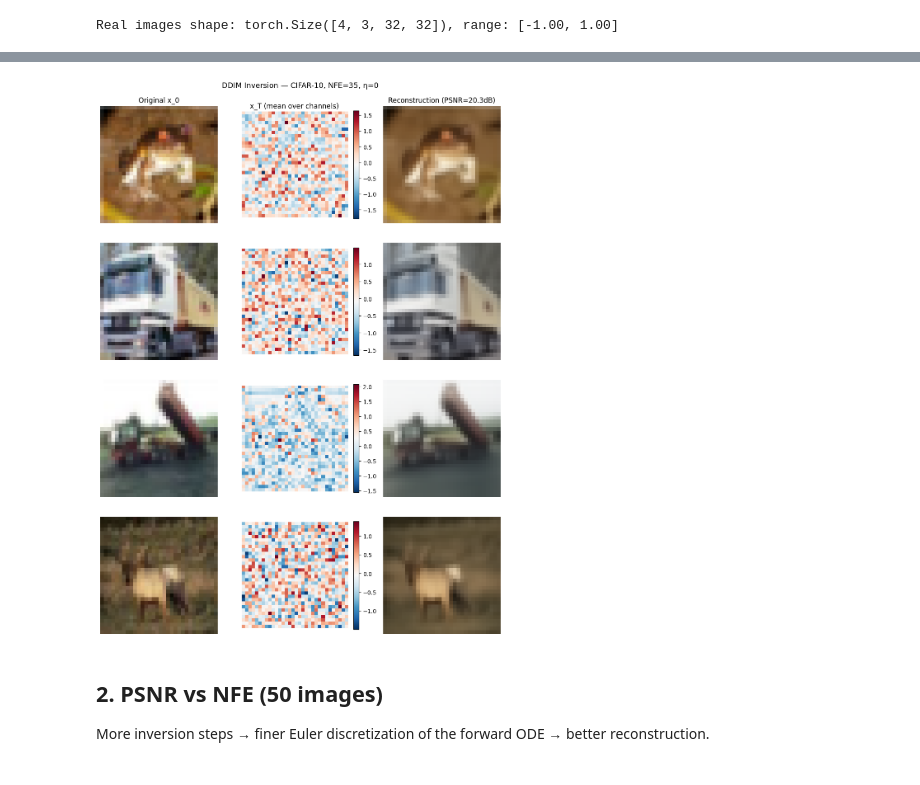
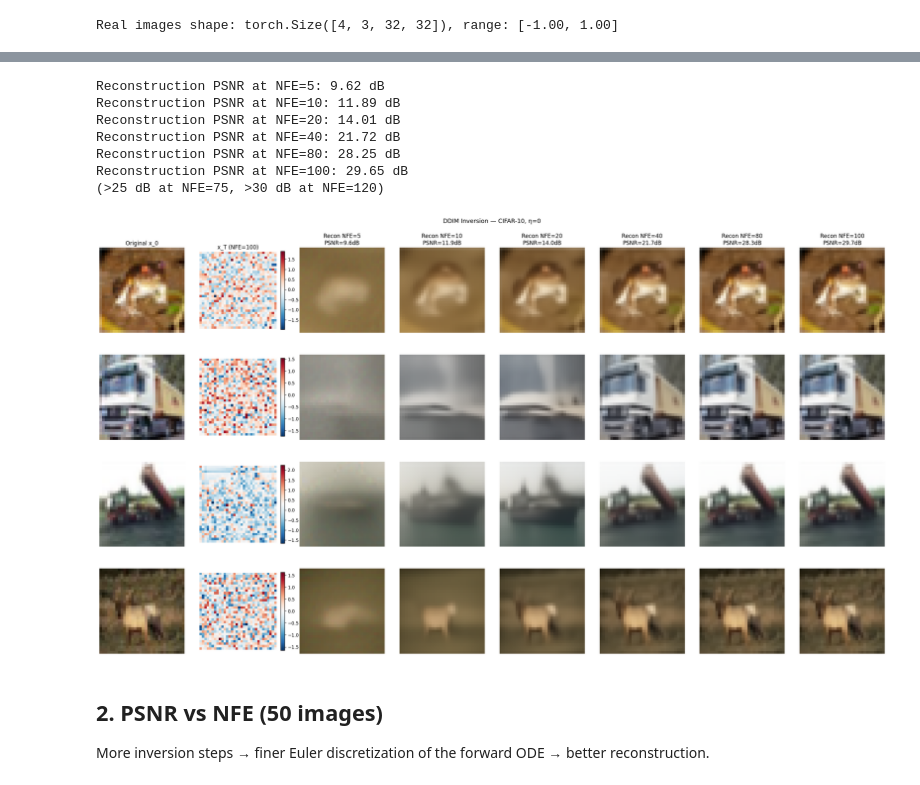
Before and after one commit to gabrielecasli/DDPM_vs_DDIM, a Jupyter notebook: notebooks/03_inversion_and_interpolation.ipynb, the cells around one changed output, grey strips where cells are left out. Saved outputs shown, nothing was run; the diff lists cells and outputs as text; code cells hidden in the pictures.

```diff
--- a/notebooks/03_inversion_and_interpolation.ipynb
+++ b/notebooks/03_inversion_and_interpolation.ipynb
@@ -103,29 +77,57 @@ Reconstruction PSNR at NFE=35: 20.35 dB
 # %%
-fig, axes = plt.subplots(4, 3, figsize=(10, 14))
+NFE_LIST = [5, 10, 20, 40, 80, 100]
+results = {}
+for nfe in NFE_LIST:
+    x_T_inv = ddim_invert(eps_fn_cifar, real_images.float(), alpha_bars, num_steps=nfe)
+    tau = make_tau(T, nfe, 'uniform')
+    x_recon = denoise_steps(
+        eps_fn=eps_fn_cifar,
+        scheduler=scheduler,
+        x_start=x_T_inv.to(DEVICE).float(),
+        tau=tau,
+        eta=0.0,
+        clip_sample=False,
+        store_intermediates=False,
+    )
+    psnr = reconstruction_psnr(real_images.cpu().float(), x_recon.cpu())
+    results[nfe] = (x_T_inv, x_recon, psnr)
+    print(f'Reconstruction PSNR at NFE={nfe}: {psnr:.2f} dB')
+print('(>25 dB at NFE=75, >30 dB at NFE=120)')
+
+ncols = 2 + len(NFE_LIST)
+fig, axes = plt.subplots(4, ncols, figsize=(3 * ncols, 14))
+ref_nfe = NFE_LIST[-1]
 for i in range(4):
-    orig = (real_images[i].cpu().permute(1,2,0).numpy() + 1) / 2
-    lat  = x_T_inv[i].cpu().mean(0).numpy()
-    recon = (x_recon_from_inv[i].cpu().permute(1,2,0).numpy() + 1) / 2
-
+    orig = (real_images[i].cpu().permute(1, 2, 0).numpy() + 1) / 2
     axes[i, 0].imshow(orig.clip(0, 1))
-    axes[i, 0].set_title('Original x_0' if i == 0 else '')
-
+    if i == 0:
+        axes[i, 0].set_title('Original x_0')
+    lat = results[ref_nfe][0][i].cpu().mean(0).numpy()
     im = axes[i, 1].imshow(lat, cmap='RdBu_r')
-    axes[i, 1].set_title('x_T (mean over channels)' if i == 0 else '')
+    if i == 0:
+        axes[i, 1].set_title(f'x_T (NFE={ref_nfe})')
     plt.colorbar(im, ax=axes[i, 1], fraction=0.046)
-
-    axes[i, 2].imshow(recon.clip(0, 1))
-    axes[i, 2].set_title(f'Reconstruction (PSNR={psnr:.1f}dB)' if i == 0 else '')
-
+    for j, nfe in enumerate(NFE_LIST):
+        _, x_recon, psnr = results[nfe]
+        recon = (x_recon[i].cpu().permute(1, 2, 0).numpy() + 1) / 2
+        axes[i, 2 + j].imshow(recon.clip(0, 1))
+        if i == 0:
+            axes[i, 2 + j].set_title(f'Recon NFE={nfe}\nPSNR={psnr:.1f}dB')
     for ax in axes[i]:
         ax.axis('off')
-
-plt.suptitle(f'DDIM Inversion — CIFAR-10, NFE={NFE_INV}, η=0', fontsize=13)
+plt.suptitle('DDIM Inversion — CIFAR-10, η=0', fontsize=13)
 plt.tight_layout()
 plt.savefig('../results/figures/03_inversion_cifar10.png', dpi=150, bbox_inches='tight')
 plt.show()
 # %% [output]
+Reconstruction PSNR at NFE=5: 9.62 dB
+Reconstruction PSNR at NFE=10: 11.89 dB
+Reconstruction PSNR at NFE=20: 14.01 dB
+Reconstruction PSNR at NFE=40: 21.72 dB
+Reconstruction PSNR at NFE=80: 28.25 dB
+Reconstruction PSNR at NFE=100: 29.65 dB
+(>25 dB at NFE=75, >30 dB at NFE=120)
-[figure, old version]
+[figure, new version]
 # %% [markdown]
 ## 2. PSNR vs NFE (50 images)
 
```
Also changed, not shown: parts of 5 cells of this notebook, 10 other files.
